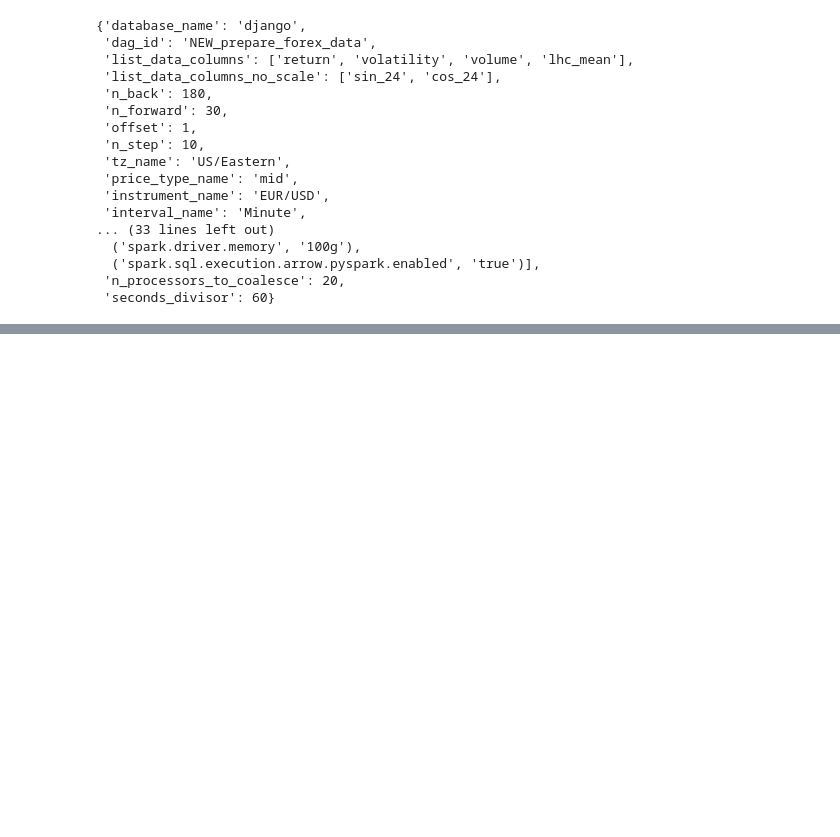
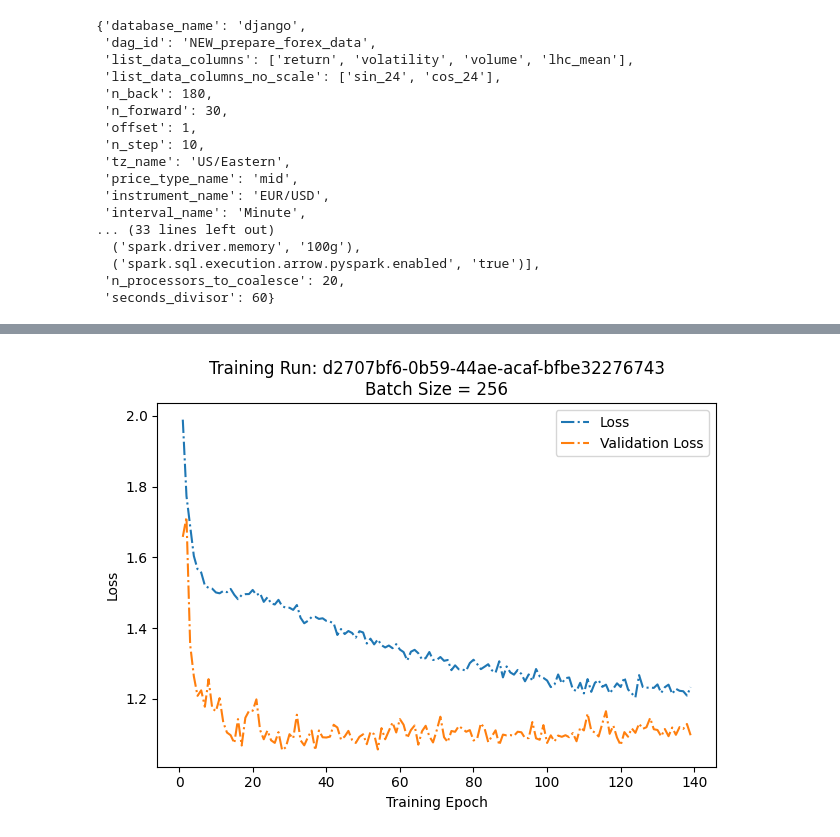
Before and after one commit to badassdatascience/badass-data-science, a Jupyter notebook: badassdatascience/forecasting/deep_learning/forex/results_class.ipynb, the cells around one changed output, grey strips where cells are left out. Drawn from its saved outputs; the diff is of its cells as text; code cells hidden in the pictures; blank space fills up the shorter version.

```diff
--- a/badassdatascience/forecasting/deep_learning/forex/results_class.ipynb
+++ b/badassdatascience/forecasting/deep_learning/forex/results_class.ipynb
@@ -104,7 +139,7 @@ class TimeSeries():
         plt.show()
         plt.close()
 # %%
-ts = TimeSeries(filename_train_val_test_dict, config)
+ts = TimeSeries(filename_train_val_test_dict, config, stat_function = np.mean)
 # %%
 ts.plot_it(index_panel = 2000)
 # %% [output]
@@ -111,0 +166,6 @@ ts.plot_it(index_panel = 2000)
+# %%
+application_root_directory = '/home/emily/Desktop/projects/test/badass-data-science/badassdatascience/forecasting/deep_learning'
+model_training_output_directory = application_root_directory + '/output'
+# %%
+#training_run = 'blah----9101c2e0-43cb-4a70-9aff-8680f73edf62'
+training_run = 'blah----d2707bf6-0b59-44ae-acaf-bfbe32276743'  # mean, three hours back
@@ -111,0 +292,3 @@ ts.plot_it(index_panel = 2000)
+# %%
+model_result = ModelResult(model_training_output_directory, training_run, ts)
+model_result.fit()
@@ -111,0 +305,4 @@ ts.plot_it(index_panel = 2000)
+# %%
+model_result.plot_basic_loss()
+# %% [output]
+[figure, added]
```
Also changed, not shown: parts of 10 cells of this notebook, 2 other files.
